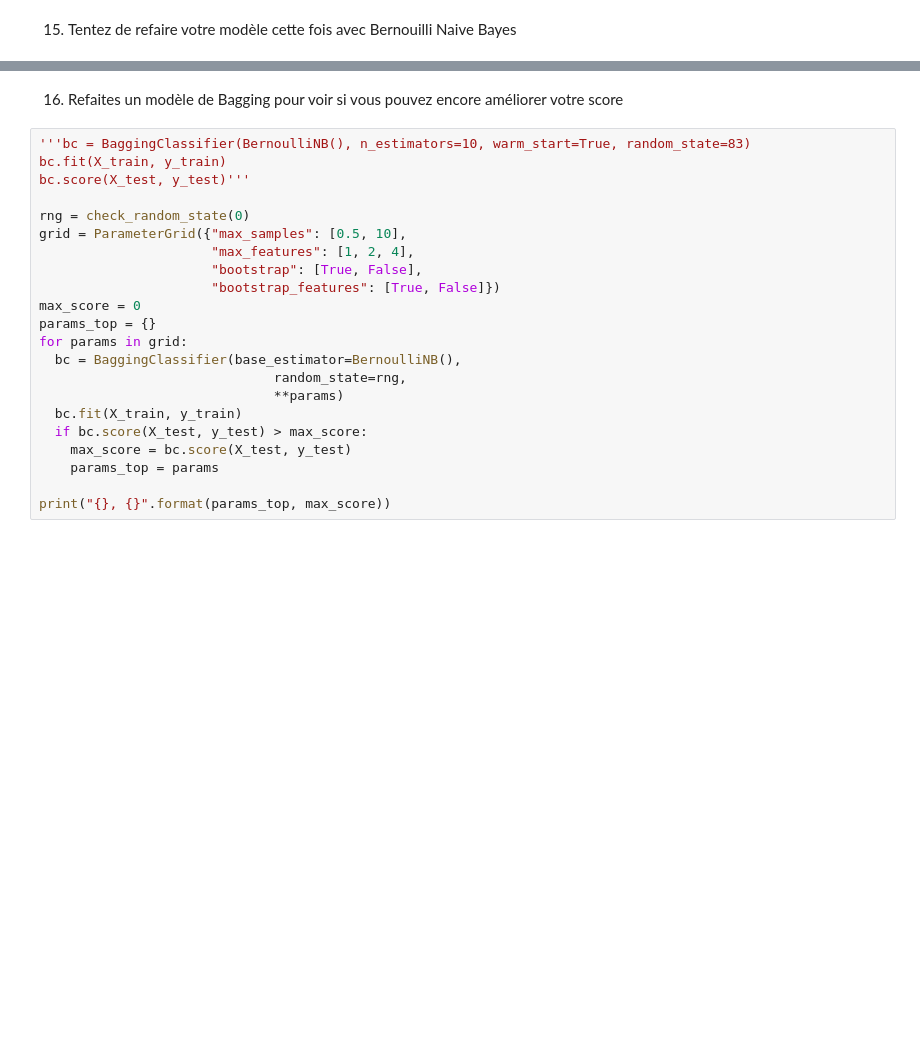
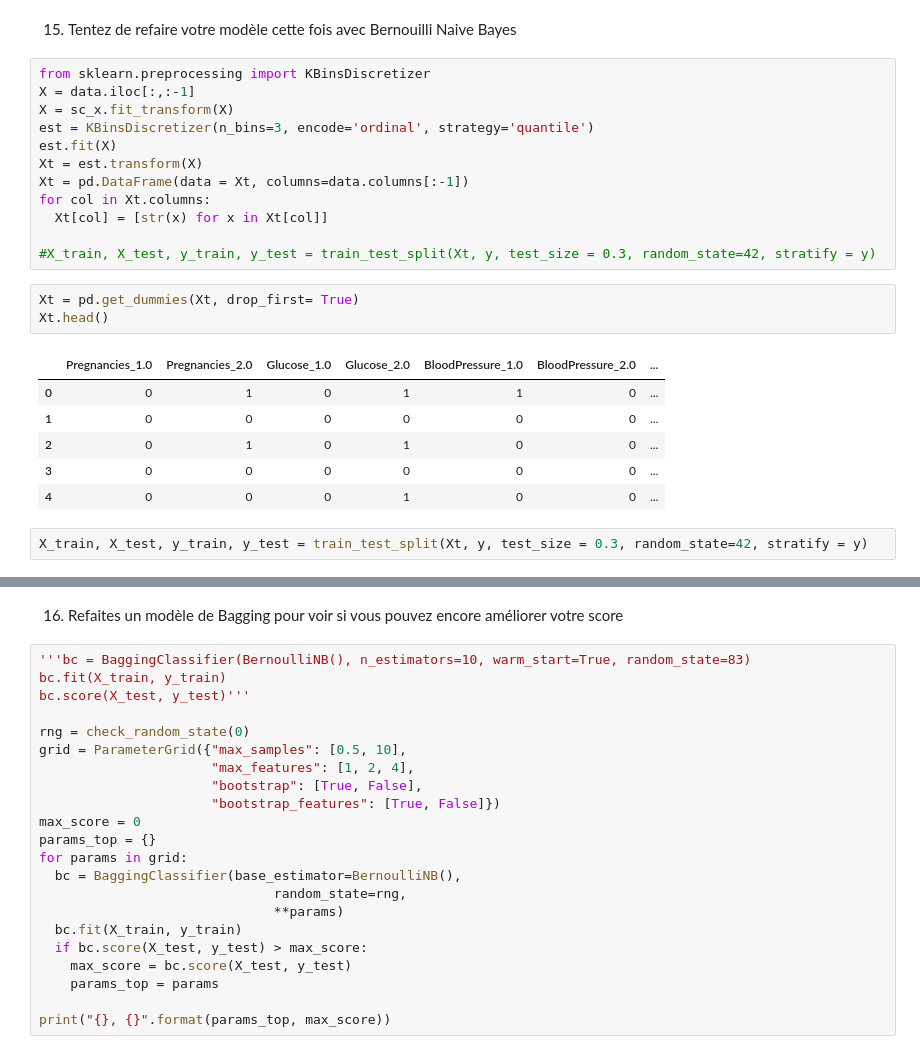
Before and after one commit to tbazzi/Data-Science---Fullstack-Bootcamp, a Jupyter notebook: S4_1_1_Le_diabète_en_Naive_Bayes_Exercice.ipynb, the cells around one changed output, grey strips where cells are left out. Cells and saved outputs as stored; diff of their text form; blank space fills up the shorter version.

```diff
--- a/S4_1_1_Le_diabète_en_Naive_Bayes_Exercice.ipynb
+++ b/S4_1_1_Le_diabète_en_Naive_Bayes_Exercice.ipynb
@@ -214,5 +234,29 @@ print("{}, {}".format(params_top, max_score))
 # %% [markdown]
 15. Tentez de refaire votre modèle cette fois avec Bernouilli Naive Bayes
+# %%
+from sklearn.preprocessing import KBinsDiscretizer
+X = data.iloc[:,:-1]
+X = sc_x.fit_transform(X)
+est = KBinsDiscretizer(n_bins=3, encode='ordinal', strategy='quantile')
+est.fit(X)
+Xt = est.transform(X)
+Xt = pd.DataFrame(data = Xt, columns=data.columns[:-1])
+for col in Xt.columns:
+  Xt[col] = [str(x) for x in Xt[col]]
+
+#X_train, X_test, y_train, y_test = train_test_split(Xt, y, test_size = 0.3, random_state=42, stratify = y)
+# %%
+Xt = pd.get_dummies(Xt, drop_first= True)
+Xt.head()
+# %% [output]
+|  | Pregnancies_1.0 | Pregnancies_2.0 | Glucose_1.0 | Glucose_2.0 | BloodPressure_1.0 | BloodPressure_2.0 | ... |
+| 0 | 0 | 1 | 0 | 1 | 1 | 0 | ... |
+| 1 | 0 | 0 | 0 | 0 | 0 | 0 | ... |
+| 2 | 0 | 1 | 0 | 1 | 0 | 0 | ... |
+| 3 | 0 | 0 | 0 | 0 | 0 | 0 | ... |
+| 4 | 0 | 0 | 0 | 1 | 0 | 0 | ... |
+# %%
+X_train, X_test, y_train, y_test = train_test_split(Xt, y, test_size = 0.3, random_state=42, stratify = y)
 # %%
 from sklearn.naive_bayes import BernoulliNB
 clfNB = BernoulliNB()
```
Also changed, not shown: parts of 11 cells of this notebook.
